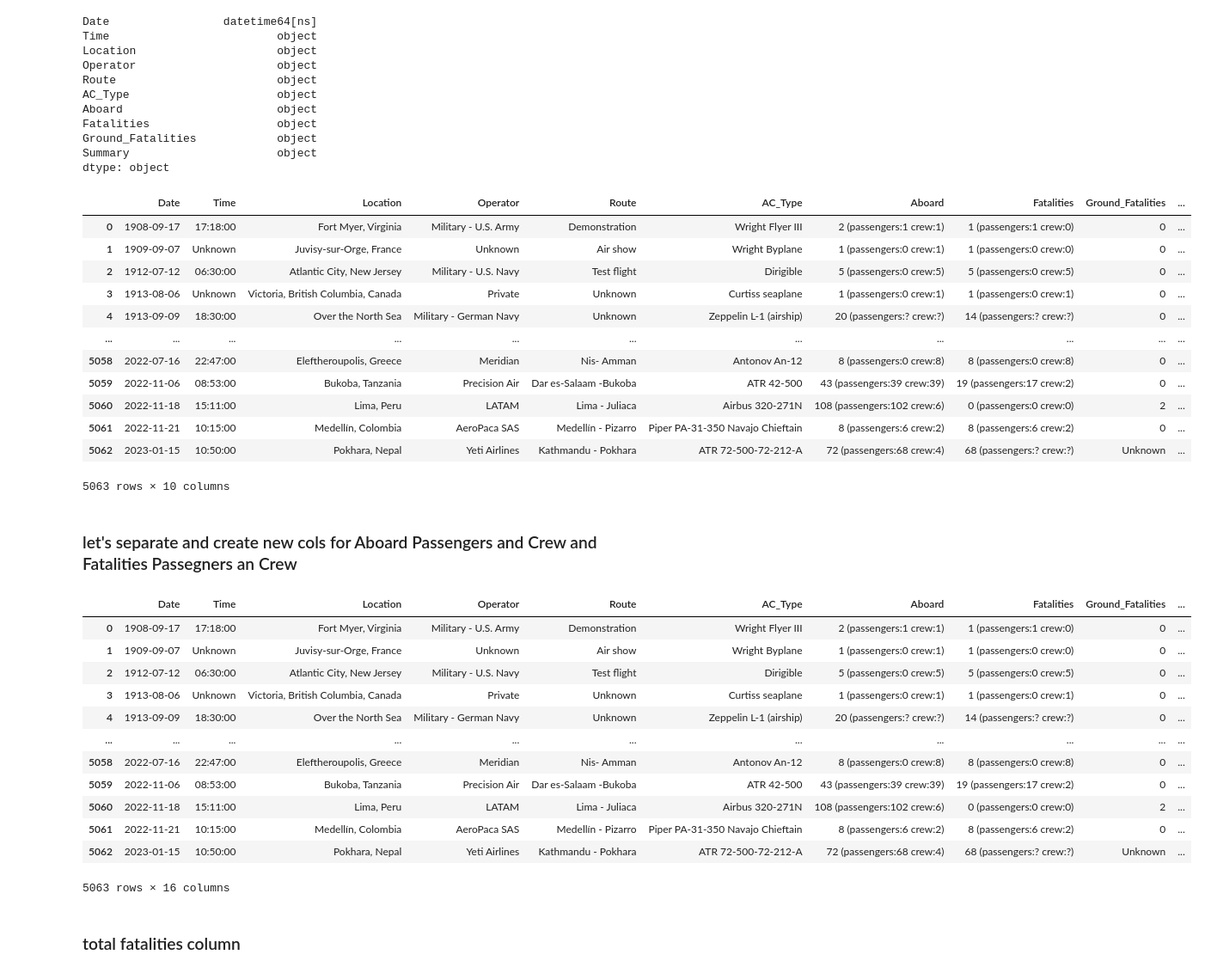
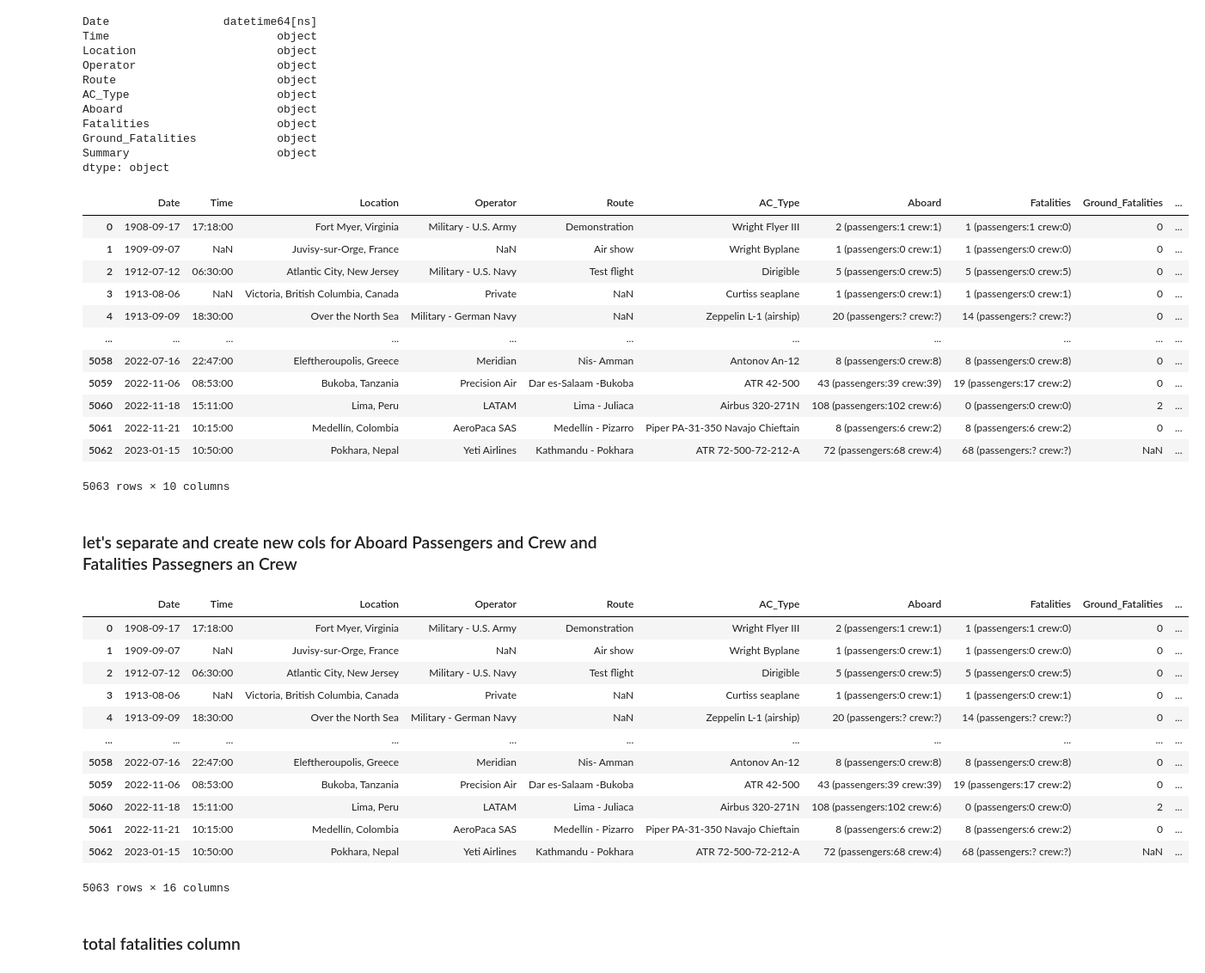
Before and after one commit to marxio09dio/Airplanes-Crashes-Study, a Jupyter notebook: data_cleaning.ipynb, the cells around one changed output. Shown at 86% size. Cells and saved outputs as stored; diff of their text form; code cells hidden in the pictures.

```diff
--- a/data_cleaning.ipynb
+++ b/data_cleaning.ipynb
@@ -67,7 +68,7 @@ Summary              0.0
 dtype: float64
 # %%
 #replacing the ? with Unknown, because why not?
-df = df.replace(to_replace='?', value='Unknown')
+df = df.replace(to_replace='?', value=np.nan)
 df.head()
 # %% [output]
 |  | Date | Time | Location | Operator | Route | AC_Type | Aboard | Fatalities | Ground_Fatalities | ... |
@@ -122,24 +123,24 @@ df['Time'] = df['Time'].str.strip()
 # %%
 #":" adding to assist in converting the dtype to HH:MM
 #not able to do change to datatime, but Excel is reading it correclty, will return if theres need
-df['Time'] = df['Time'].apply(lambda x: x[:-2]+':'+x[-2:] if x != "Unknown" else x)
+df['Time'] = df['Time'].apply(lambda x: x[:-2]+':'+x[-2:] if not pd.isnull(x) else x)
 # %%
 # is this even needed?
-df['Time'] = df['Time'].apply(lambda x: x+':00' if x != "Unknown" else x)
+df['Time'] = df['Time'].apply(lambda x: x+':00' if not pd.isnull(x) else x)
 df
 # %% [output]
 |  | Date | Time | Location | Operator | Route | AC_Type | Aboard | Fatalities | Ground_Fatalities | ... |
 | 0 | 1908-09-17 | 17:18:00 | Fort Myer, Virginia | Military - U.S. Army | Demonstration | Wright Flyer III | 2 (passengers:1 crew:1) | 1 (passengers:1 crew:0) | 0 | ... |
-| 1 | 1909-09-07 | Unknown | Juvisy-sur-Orge, France | Unknown | Air show | Wright Byplane | 1 (passengers:0 crew:1) | 1 (passengers:0 crew:0) | 0 | ... |
+| 1 | 1909-09-07 | NaN | Juvisy-sur-Orge, France | NaN | Air show | Wright Byplane | 1 (passengers:0 crew:1) | 1 (passengers:0 crew:0) | 0 | ... |
 | 2 | 1912-07-12 | 06:30:00 | Atlantic City, New Jersey | Military - U.S. Navy | Test flight | Dirigible | 5 (passengers:0 crew:5) | 5 (passengers:0 crew:5) | 0 | ... |
-| 3 | 1913-08-06 | Unknown | Victoria, British Columbia, Canada | Private | Unknown | Curtiss seaplane | 1 (passengers:0 crew:1) | 1 (passengers:0 crew:1) | 0 | ... |
-| 4 | 1913-09-09 | 18:30:00 | Over the North Sea | Military - German Navy | Unknown | Zeppelin L-1 (airship) | 20 (passengers:? crew:?) | 14 (passengers:? crew:?) | 0 | ... |
+| 3 | 1913-08-06 | NaN | Victoria, British Columbia, Canada | Private | NaN | Curtiss seaplane | 1 (passengers:0 crew:1) | 1 (passengers:0 crew:1) | 0 | ... |
+| 4 | 1913-09-09 | 18:30:00 | Over the North Sea | Military - German Navy | NaN | Zeppelin L-1 (airship) | 20 (passengers:? crew:?) | 14 (passengers:? crew:?) | 0 | ... |
 | ... | ... | ... | ... | ... | ... | ... | ... | ... | ... | ... |
 | 5058 | 2022-07-16 | 22:47:00 | Eleftheroupolis, Greece | Meridian | Nis- Amman | Antonov An-12 | 8 (passengers:0 crew:8) | 8 (passengers:0 crew:8) | 0 | ... |
 | 5059 | 2022-11-06 | 08:53:00 | Bukoba, Tanzania | Precision Air | Dar es-Salaam -Bukoba | ATR 42-500 | 43 (passengers:39 crew:39) | 19 (passengers:17 crew:2) | 0 | ... |
 | 5060 | 2022-11-18 | 15:11:00 | Lima, Peru | LATAM | Lima - Juliaca | Airbus 320-271N | 108 (passengers:102 crew:6) | 0 (passengers:0 crew:0) | 2 | ... |
 | 5061 | 2022-11-21 | 10:15:00 | Medellín, Colombia | AeroPaca SAS | Medellín - Pizarro | Piper PA-31-350 Navajo Chieftain | 8 (passengers:6 crew:2) | 8 (passengers:6 crew:2) | 0 | ... |
-| 5062 | 2023-01-15 | 10:50:00 | Pokhara, Nepal | Yeti Airlines | Kathmandu - Pokhara | ATR 72-500-72-212-A | 72 (passengers:68 crew:4) | 68 (passengers:? crew:?) | Unknown | ... |
+| 5062 | 2023-01-15 | 10:50:00 | Pokhara, Nepal | Yeti Airlines | Kathmandu - Pokhara | ATR 72-500-72-212-A | 72 (passengers:68 crew:4) | 68 (passengers:? crew:?) | NaN | ... |
 5063 rows × 10 columns
 # %% [markdown]
 ### let's separate and create new cols for Aboard Passengers and Crew and Fatalities Passegners an Crew
@@ -154,16 +155,16 @@ df
 # %% [output]
 |  | Date | Time | Location | Operator | Route | AC_Type | Aboard | Fatalities | Ground_Fatalities | ... |
 | 0 | 1908-09-17 | 17:18:00 | Fort Myer, Virginia | Military - U.S. Army | Demonstration | Wright Flyer III | 2 (passengers:1 crew:1) | 1 (passengers:1 crew:0) | 0 | ... |
-| 1 | 1909-09-07 | Unknown | Juvisy-sur-Orge, France | Unknown | Air show | Wright Byplane | 1 (passengers:0 crew:1) | 1 (passengers:0 crew:0) | 0 | ... |
+| 1 | 1909-09-07 | NaN | Juvisy-sur-Orge, France | NaN | Air show | Wright Byplane | 1 (passengers:0 crew:1) | 1 (passengers:0 crew:0) | 0 | ... |
 | 2 | 1912-07-12 | 06:30:00 | Atlantic City, New Jersey | Military - U.S. Navy | Test flight | Dirigible | 5 (passengers:0 crew:5) | 5 (passengers:0 crew:5) | 0 | ... |
-| 3 | 1913-08-06 | Unknown | Victoria, British Columbia, Canada | Private | Unknown | Curtiss seaplane | 1 (passengers:0 crew:1) | 1 (passengers:0 crew:1) | 0 | ... |
-| 4 | 1913-09-09 | 18:30:00 | Over the North Sea | Military - German Navy | Unknown | Zeppelin L-1 (airship) | 20 (passengers:? crew:?) | 14 (passengers:? crew:?) | 0 | ... |
+| 3 | 1913-08-06 | NaN | Victoria, British Columbia, Canada | Private | NaN | Curtiss seaplane | 1 (passengers:0 crew:1) | 1 (passengers:0 crew:1) | 0 | ... |
+| 4 | 1913-09-09 | 18:30:00 | Over the North Sea | Military - German Navy | NaN | Zeppelin L-1 (airship) | 20 (passengers:? crew:?) | 14 (passengers:? crew:?) | 0 | ... |
 | ... | ... | ... | ... | ... | ... | ... | ... | ... | ... | ... |
 | 5058 | 2022-07-16 | 22:47:00 | Eleftheroupolis, Greece | Meridian | Nis- Amman | Antonov An-12 | 8 (passengers:0 crew:8) | 8 (passengers:0 crew:8) | 0 | ... |
 | 5059 | 2022-11-06 | 08:53:00 | Bukoba, Tanzania | Precision Air | Dar es-Salaam -Bukoba | ATR 42-500 | 43 (passengers:39 crew:39) | 19 (passengers:17 crew:2) | 0 | ... |
 | 5060 | 2022-11-18 | 15:11:00 | Lima, Peru | LATAM | Lima - Juliaca | Airbus 320-271N | 108 (passengers:102 crew:6) | 0 (passengers:0 crew:0) | 2 | ... |
 | 5061 | 2022-11-21 | 10:15:00 | Medellín, Colombia | AeroPaca SAS | Medellín - Pizarro | Piper PA-31-350 Navajo Chieftain | 8 (passengers:6 crew:2) | 8 (passengers:6 crew:2) | 0 | ... |
-| 5062 | 2023-01-15 | 10:50:00 | Pokhara, Nepal | Yeti Airlines | Kathmandu - Pokhara | ATR 72-500-72-212-A | 72 (passengers:68 crew:4) | 68 (passengers:? crew:?) | Unknown | ... |
+| 5062 | 2023-01-15 | 10:50:00 | Pokhara, Nepal | Yeti Airlines | Kathmandu - Pokhara | ATR 72-500-72-212-A | 72 (passengers:68 crew:4) | 68 (passengers:? crew:?) | NaN | ... |
 5063 rows × 16 columns
 # %% [markdown]
 ### total fatalities column
```
Also changed, not shown: parts of 7 cells of this notebook.
